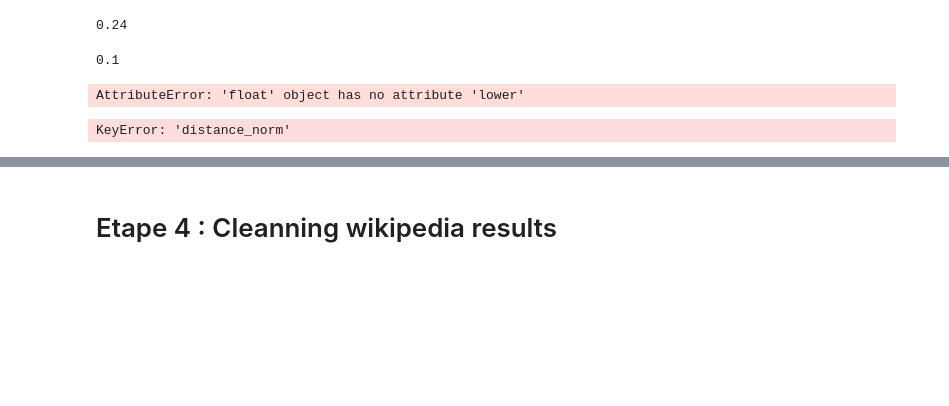
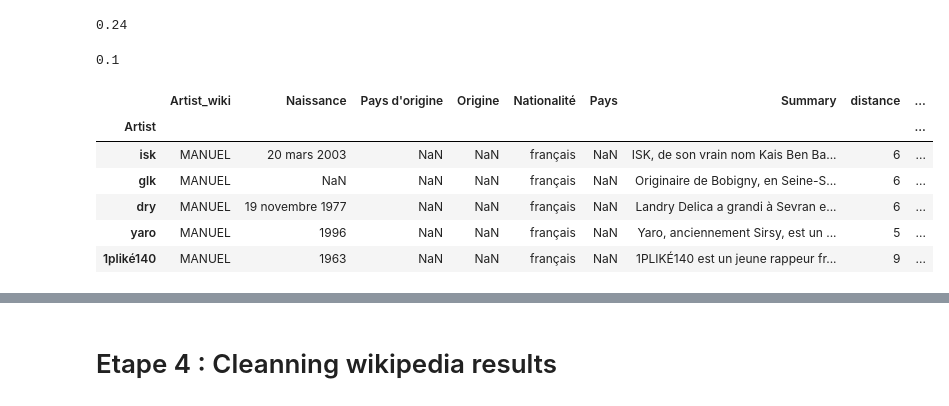
Before and after one commit to StundFR/PFE-Music-Analysis, a Jupyter notebook: stats.ipynb, the cells around one changed output, grey strips where cells are left out. Cells and saved outputs as stored; diff of their text form; code cells hidden in the pictures; blank space fills up the shorter version.

```diff
--- a/stats.ipynb
+++ b/stats.ipynb
@@ -132,8 +135,3 @@ def calc_dist(artist, wiki):
             return dist
 
     return edit_distance(artist.lower().strip(), wiki.lower().strip())
-
-artist["distance"] = artist.apply(lambda x: calc_dist(x.name, x["Artist_wiki"]), axis=1)
-artist["distance_norm"] = artist.apply(lambda x : x["distance"]/len(x.name), axis=1)
-# %% [output]
-AttributeError: 'float' object has no attribute 'lower'
@@ -140,4 +141,10 @@ AttributeError: 'float' object has no attribute 'lower'
 # %%
-artist[artist["Artist_wiki"] != MISSING].sort_values("distance_norm", ascending=False).head() #Nos distances sont bonnes
+artist.sort_values("distance_norm", ascending=False).head() #Nos distances sont bonnes
 # %% [output]
-KeyError: 'distance_norm'
+|  | Artist_wiki | Naissance | Pays d'origine | Origine | Nationalité | Pays | Summary | distance | ... |
+| Artist |  |  |  |  |  |  |  |  | ... |
+| isk | MANUEL | 20 mars 2003 | NaN | NaN | français | NaN | ISK, de son vrain nom Kais Ben Ba... | 6 | ... |
+| glk | MANUEL | NaN | NaN | NaN | français | NaN | Originaire de Bobigny, en Seine-S... | 6 | ... |
+| dry | MANUEL | 19 novembre 1977 | NaN | NaN | français | NaN | Landry Delica a grandi à Sevran e... | 6 | ... |
+| yaro | MANUEL | 1996 | NaN | NaN | français | NaN | Yaro, anciennement Sirsy, est un ... | 5 | ... |
+| 1pliké140 | MANUEL | 1963 | NaN | NaN | français | NaN | 1PLIKÉ140 est un jeune rappeur fr... | 9 | ... |
```
Also changed, not shown: parts of 5 cells of this notebook.
